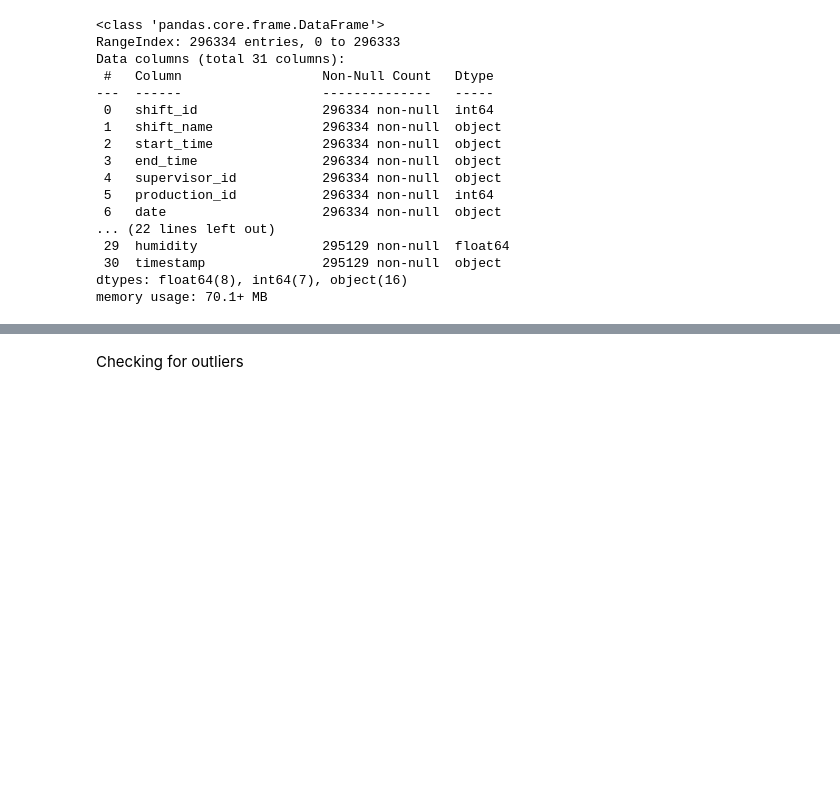
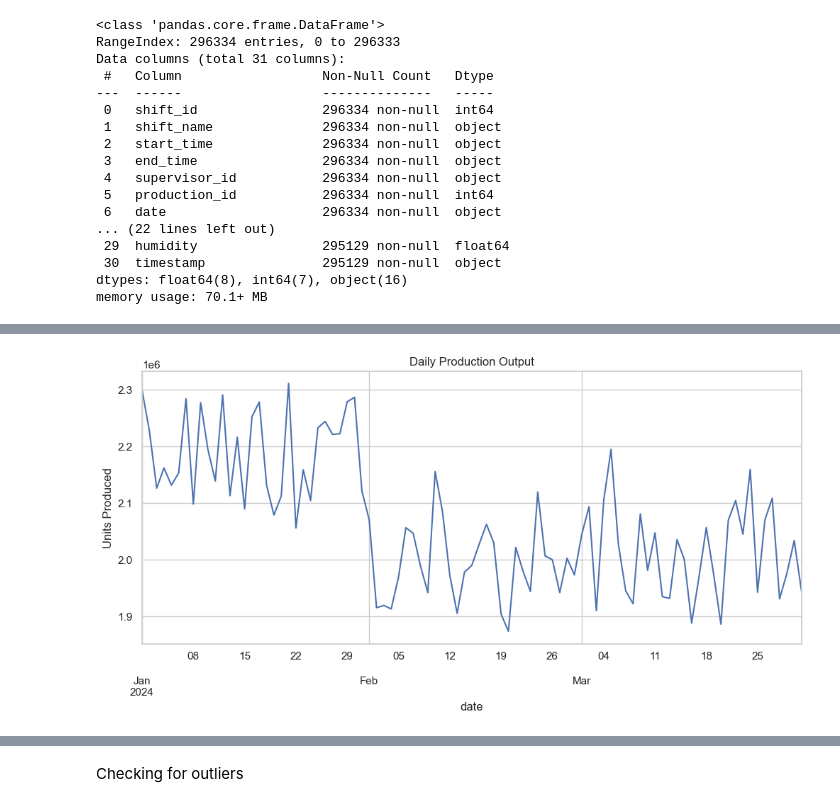
Before and after one commit to mrDanbatta/Shift_performace_project, a Jupyter notebook: shift_performance_notebook.ipynb, the cells around one changed output, grey strips where cells are left out. Cells and saved outputs as stored; diff of their text form; code cells hidden in the pictures; blank space fills up the shorter version.

```diff
--- a/shift_performance_notebook.ipynb
+++ b/shift_performance_notebook.ipynb
@@ -229,0 +303,16 @@ Inspection result: 3 ['Rework' 'Accepted' 'Rejected']
+# %%
+# daily production trend
+
+daily_production = df_work.groupby("date")["units_produced"].sum()
+
+plt.figure(figsize=(12,5))
+
+daily_production.plot()
+
+plt.title("Daily Production Output")
+
+plt.ylabel("Units Produced")
+
+plt.show()
+# %% [output]
+[figure, added]
```
Also changed, not shown: parts of 37 cells of this notebook.
